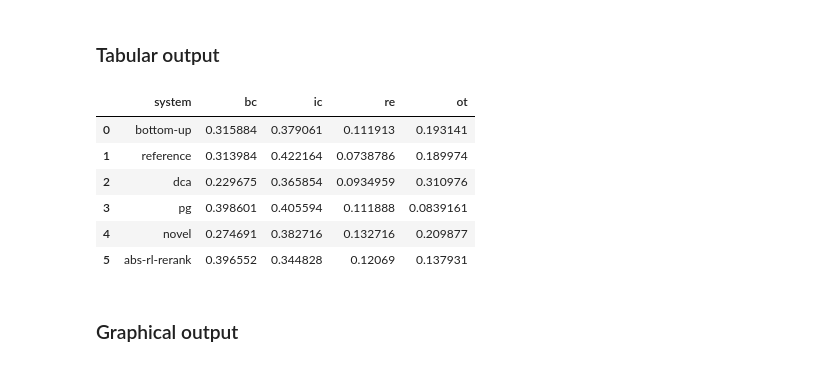
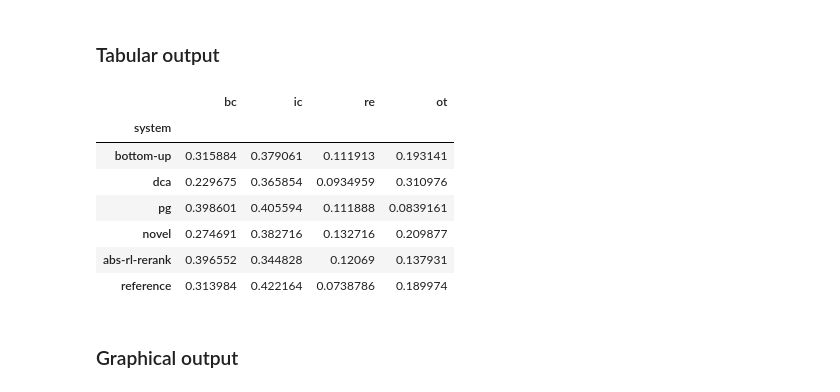
Before and after one commit to loganlebanoff/correct_summarization, a Jupyter notebook: mturk/paper-stats.ipynb, the cells around one changed output. Cells and saved outputs as stored; diff of their text form; code cells hidden in the pictures.

```diff
--- a/mturk/paper-stats.ipynb
+++ b/mturk/paper-stats.ipynb
@@ -41,11 +57,3 @@ sys_merge = [f"merge_{sys}_{opt}" for sys, opt in itertools.product(systems, mer
 ## Averages
 # %% [markdown]
 ### Tabular output
-# %%
-averages = pd.DataFrame(columns=["system", "gramm", "faith", "cover"])
-averages["system"] = systems
-for idx, row in averages.iterrows():
-    sys = row["system"]
-    for col in ["gramm", "faith", "cover"]:
-        averages.iloc[idx][col] = processed[f"{col}_{sys}"].sum() / processed[f"n_{sys}"].sum()
-averages
@@ -67,21 +127,23 @@ averages
 # %%
 merge_opts = list(merge_d.values())
 merge_dist = pd.DataFrame(columns=["system"] + merge_opts)
 merge_dist["system"] = systems
-for idx, row in merge_dist.iterrows():
-    sys = row["system"]
-    for col in merge_opts:
-        merge_dist.iloc[idx][col] = processed[f"merge_{sys}_{col}"].sum() / processed[f"n_{sys}"].sum()
-    total = row[merge_opts].sum()
-    assert total >= 1 - 1e-16, total
+merge_dist.set_index(["system"], inplace=True)
+
+# for sys, col in itertools.product(systems, merge_opts):
+for sys, col in itertools.product(systems, merge_opts):
+    merge_dist.loc[sys, col] = ((processed[mrg_selec] == col).values * masks[sys]).sum() / n_of[sys]
+
+assert all(merge_dist.sum(axis=1) >= (1 - eps)), merge_dist.sum(axis=1)
 merge_dist
 # %% [output]
-|  | system | bc | ic | re | ot |
-| 0 | bottom-up | 0.315884 | 0.379061 | 0.111913 | 0.193141 |
-| 1 | reference | 0.313984 | 0.422164 | 0.0738786 | 0.189974 |
-| 2 | dca | 0.229675 | 0.365854 | 0.0934959 | 0.310976 |
-| 3 | pg | 0.398601 | 0.405594 | 0.111888 | 0.0839161 |
-| 4 | novel | 0.274691 | 0.382716 | 0.132716 | 0.209877 |
-| 5 | abs-rl-rerank | 0.396552 | 0.344828 | 0.12069 | 0.137931 |
+|  | bc | ic | re | ot |
+| system |  |  |  |  |
+| bottom-up | 0.315884 | 0.379061 | 0.111913 | 0.193141 |
+| dca | 0.229675 | 0.365854 | 0.0934959 | 0.310976 |
+| pg | 0.398601 | 0.405594 | 0.111888 | 0.0839161 |
+| novel | 0.274691 | 0.382716 | 0.132716 | 0.209877 |
+| abs-rl-rerank | 0.396552 | 0.344828 | 0.12069 | 0.137931 |
+| reference | 0.313984 | 0.422164 | 0.0738786 | 0.189974 |
 # %% [markdown]
 ### Graphical output
```
Also changed, not shown: parts of 19 cells of this notebook, 5 other files.
